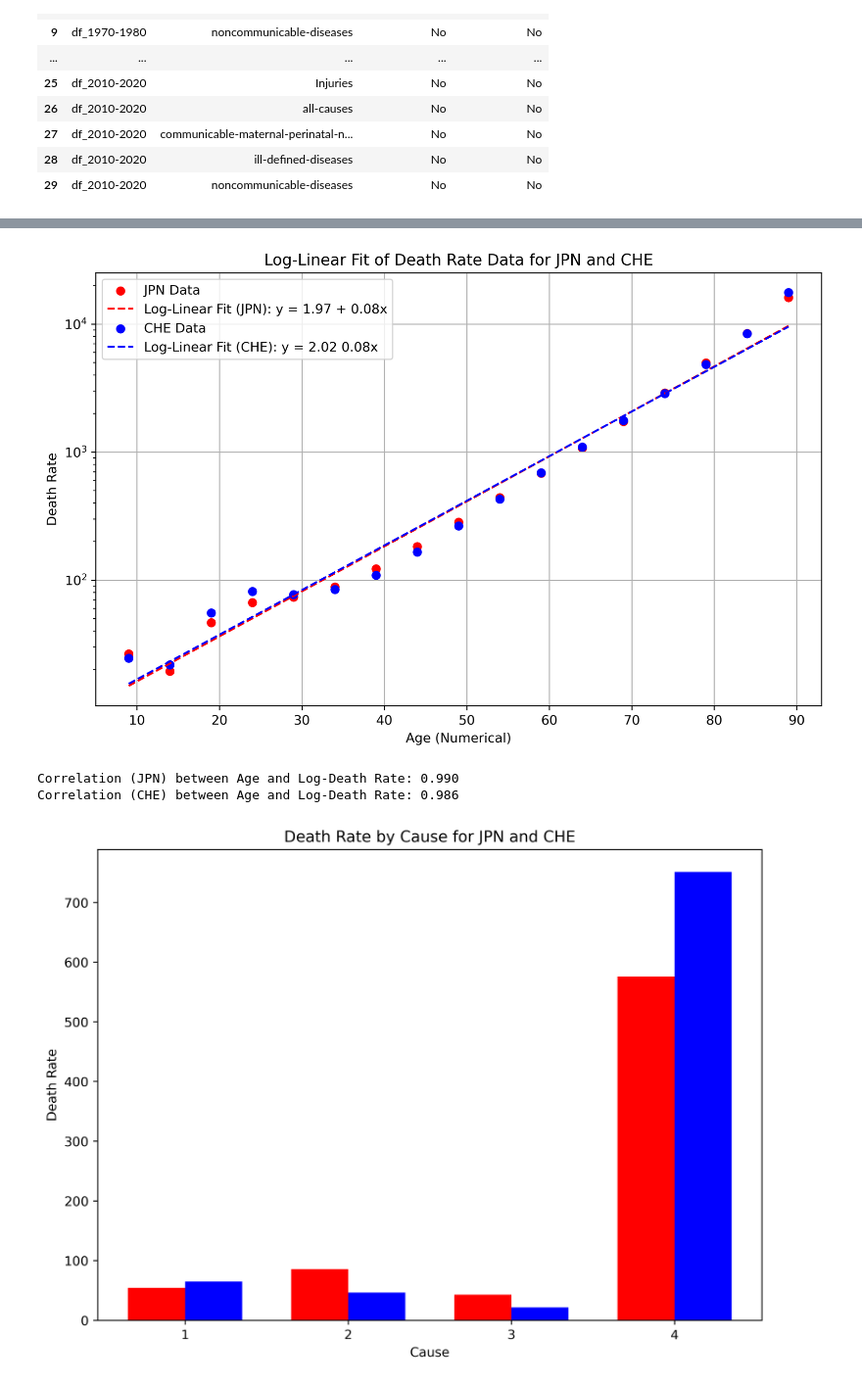
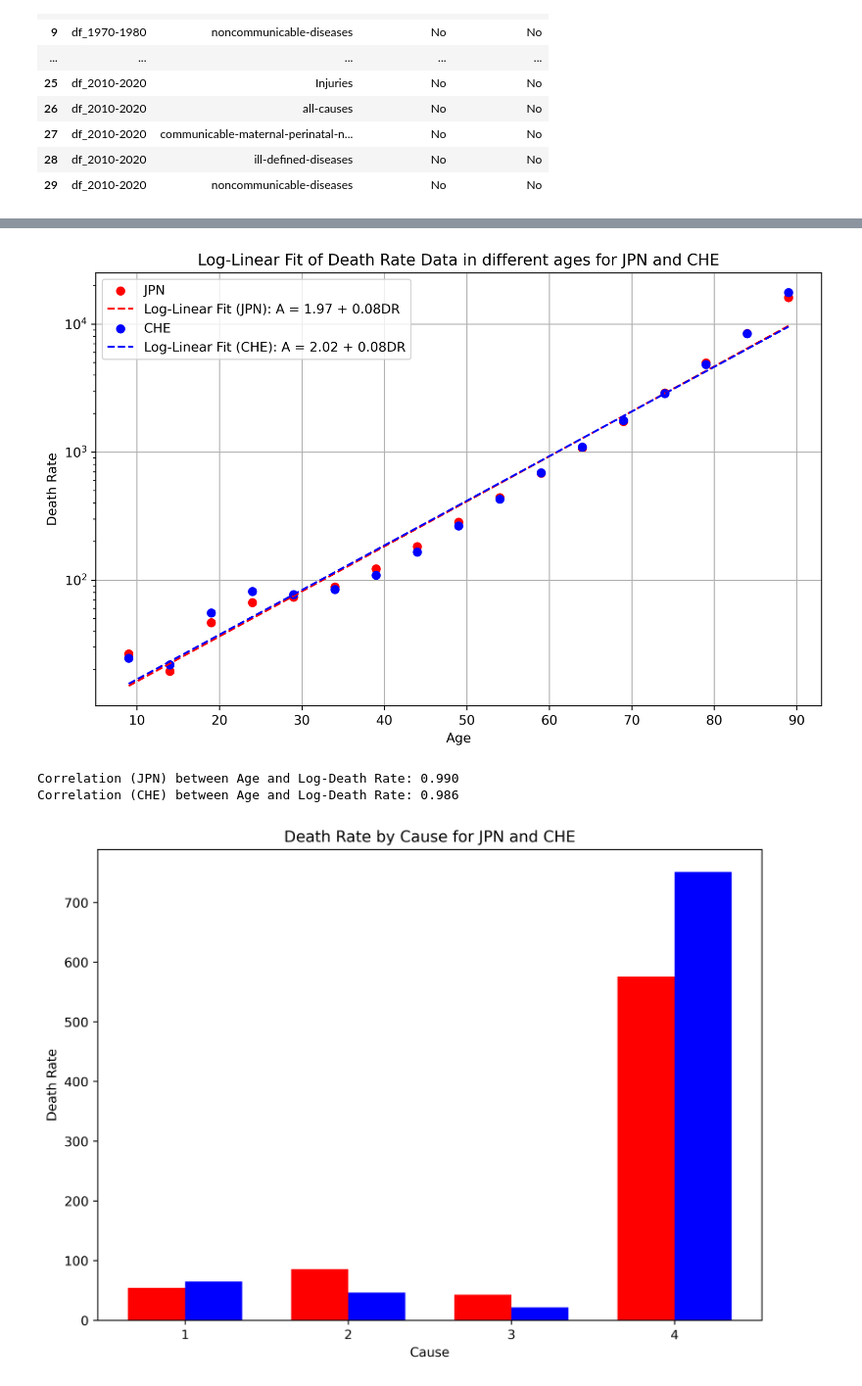
Before and after one commit to flashpub/mortality-rate-second, a Jupyter notebook: age_cause_analysis.ipynb, the cells around one changed output, grey strips where cells are left out. Shown at 98% size. Cells and saved outputs as stored; diff of their text form; code cells hidden in the pictures.

```diff
--- a/age_cause_analysis.ipynb
+++ b/age_cause_analysis.ipynb
@@ -315,40 +315,40 @@ log_death_rates_CHE = np.log(death_rates_CHE)
 params_JPN, covariance_JPN = curve_fit(log_linear_function, age_groups, log_death_rates_JPN)
 ln_alpha_JPN, beta_JPN = params_JPN
 
 params_CHE, covariance_CHE = curve_fit(log_linear_function, age_groups, log_death_rates_CHE)
 ln_alpha_CHE, beta_CHE = params_CHE
 
 # Create a range of x values for the curve
 x_fit = np.linspace(min(age_groups), max(age_groups), 100)
 y_fit_JPN = np.exp(log_linear_function(x_fit, ln_alpha_JPN, beta_JPN))
 y_fit_CHE = np.exp(log_linear_function(x_fit, ln_alpha_CHE, beta_CHE))
 
 # Plotting
 plt.figure(figsize=(10, 6), dpi=480)
 
-plt.scatter(age_groups, death_rates_JPN, label="JPN Data", color='red')
-plt.plot(x_fit, y_fit_JPN, 'r', label=f'Log-Linear Fit (JPN): y = {ln_alpha_JPN:.2f} + {beta_JPN:.2f}x', linestyle='--')
+plt.scatter(age_groups, death_rates_JPN, label="JPN", color='red')
+plt.plot(x_fit, y_fit_JPN, 'r', label=f'Log-Linear Fit (JPN): A = {ln_alpha_JPN:.2f} + {beta_JPN:.2f}DR', linestyle='--')
 
-plt.scatter(age_groups, death_rates_CHE, label="CHE Data", color='blue')
-plt.plot(x_fit, y_fit_CHE, 'b', label=f'Log-Linear Fit (CHE): y = {ln_alpha_CHE:.2f} {beta_CHE:.2f}x', linestyle='--')
+plt.scatter(age_groups, death_rates_CHE, label="CHE", color='blue')
+plt.plot(x_fit, y_fit_CHE, 'b', label=f'Log-Linear Fit (CHE): A = {ln_alpha_CHE:.2f} + {beta_CHE:.2f}DR', linestyle='--')
 
-plt.xlabel('Age (Numerical)')
+plt.xlabel('Age')
 plt.ylabel('Death Rate')
 plt.yscale('log')  # Set y-axis to logarithmic scale
 plt.legend()
-plt.title('Log-Linear Fit of Death Rate Data for JPN and CHE')
+plt.title('Log-Linear Fit of Death Rate Data in different ages for JPN and CHE')
 plt.grid(True)
 plt.show()
 
 # Calculate the correlation coefficient for JPN
 correlation_JPN, _ = stats.pearsonr(age_groups, log_death_rates_JPN)
 print(f'Correlation (JPN) between Age and Log-Death Rate: {correlation_JPN:.3f}')
 
 # Calculate the correlation coefficient for CHE
 correlation_CHE, _ = stats.pearsonr(age_groups, log_death_rates_CHE)
 print(f'Correlation (CHE) between Age and Log-Death Rate: {correlation_CHE:.3f}')
 # %% [output]
-[figure, old version]
+[figure, new version]
 Correlation (JPN) between Age and Log-Death Rate: 0.990
 Correlation (CHE) between Age and Log-Death Rate: 0.986
 # %%
```
